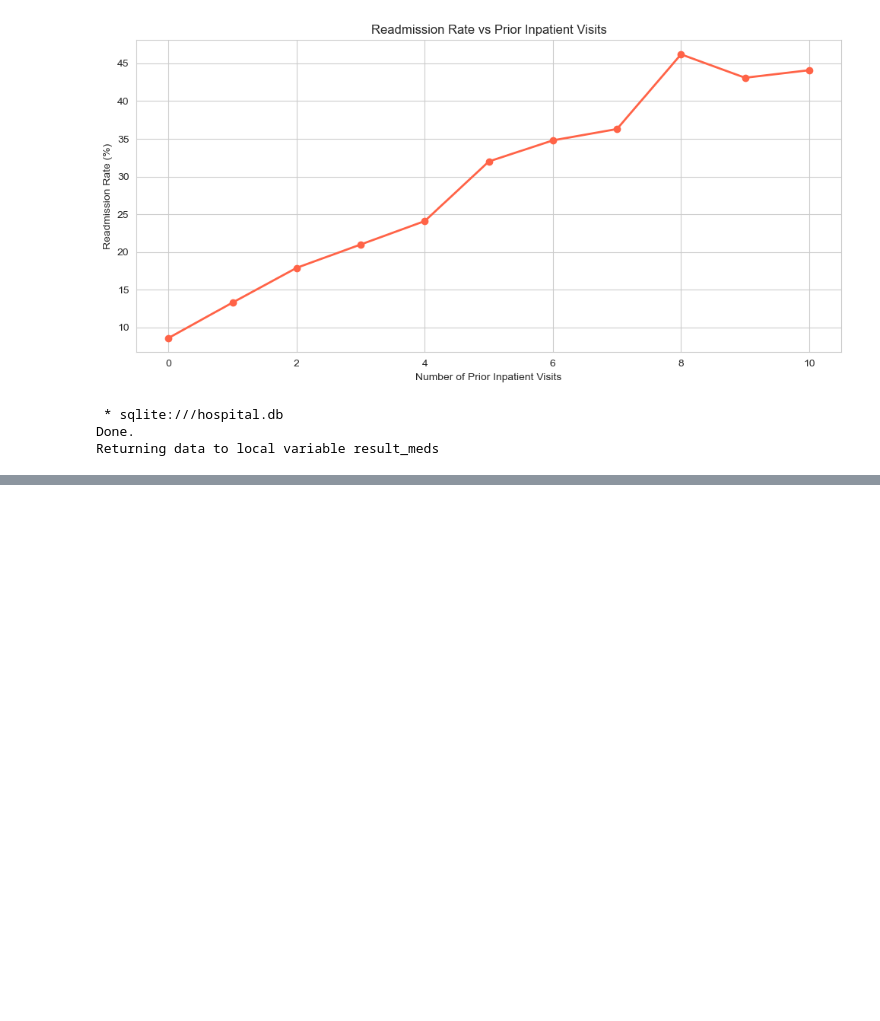
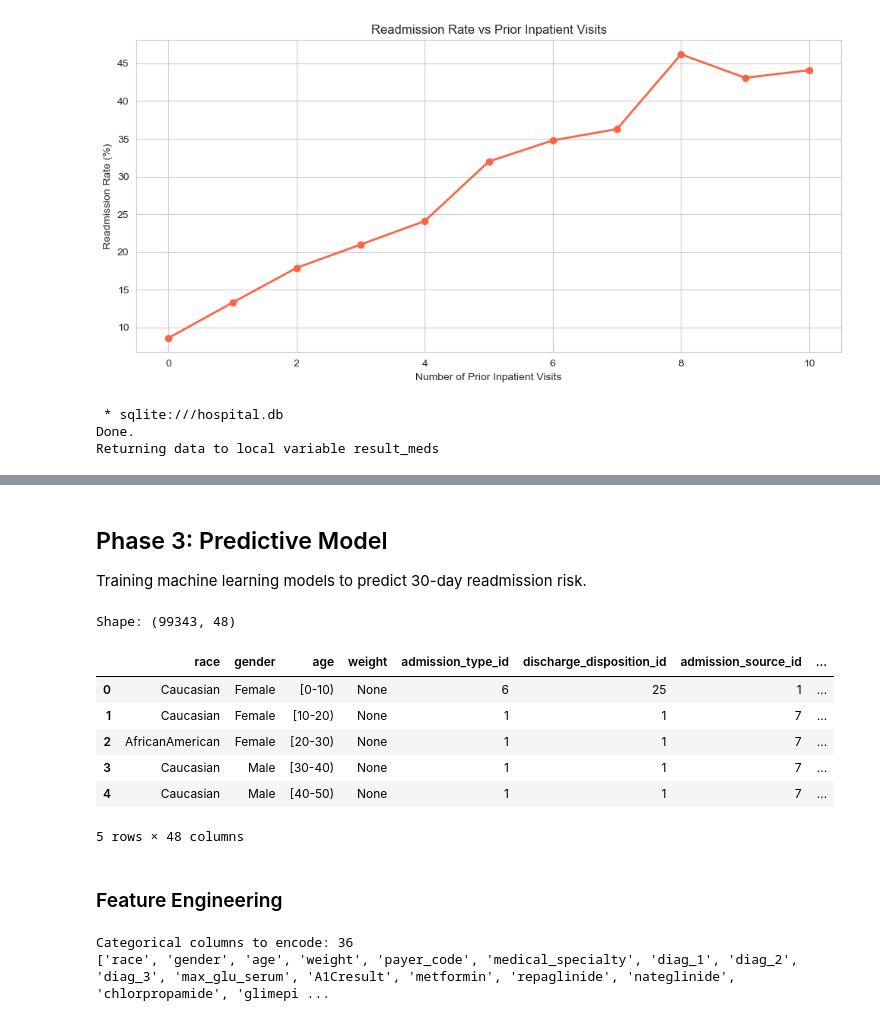
Before and after one commit to ZAKXIES2006/Readmission-Risk-Predictor, a Jupyter notebook: Hospital_Readmission_Predictor.ipynb, the cells around one changed output, grey strips where cells are left out. Saved outputs shown, nothing was run; the diff lists cells and outputs as text; code cells hidden in the pictures; blank space fills up the shorter version.

```diff
--- a/Hospital_Readmission_Predictor.ipynb
+++ b/Hospital_Readmission_Predictor.ipynb
@@ -385,0 +371,3 @@ AttributeError: 'str' object has no attribute 'DataFrame'
+# %% [markdown]
+## Phase 3: Predictive Model
+Training machine learning models to predict 30-day readmission risk.
@@ -385,0 +380,31 @@ AttributeError: 'str' object has no attribute 'DataFrame'
+# %%
+# Reload cleaned data from SQLite
+conn = sqlite3.connect('hospital.db')
+df = pd.read_sql('SELECT * FROM encounters', conn)
+conn.close()
+
+print(f'Shape: {df.shape}')
+df.head()
+# %% [output]
+Shape: (99343, 48)
+|  | race | gender | age | weight | admission_type_id | discharge_disposition_id | admission_source_id | ... |
+| 0 | Caucasian | Female | [0-10) | None | 6 | 25 | 1 | ... |
+| 1 | Caucasian | Female | [10-20) | None | 1 | 1 | 7 | ... |
+| 2 | AfricanAmerican | Female | [20-30) | None | 1 | 1 | 7 | ... |
+| 3 | Caucasian | Male | [30-40) | None | 1 | 1 | 7 | ... |
+| 4 | Caucasian | Male | [40-50) | None | 1 | 1 | 7 | ... |
+5 rows × 48 columns
+# %% [markdown]
+### Feature Engineering
+# %%
+# Separate target
+y = df['readmitted_30']
+X = df.drop(columns=['readmitted_30'])
+
+# Find categorical columns
+cat_cols = X.select_dtypes(include='object').columns.tolist()
+print(f'Categorical columns to encode: {len(cat_cols)}')
+print(cat_cols)
+# %% [output]
+Categorical columns to encode: 36
+['race', 'gender', 'age', 'weight', 'payer_code', 'medical_specialty', 'diag_1', 'diag_2', 'diag_3', 'max_glu_serum', 'A1Cresult', 'metformin', 'repaglinide', 'nateglinide', 'chlorpropamide', 'glimepi ...
```
Also changed, not shown: parts of 12 cells of this notebook.
